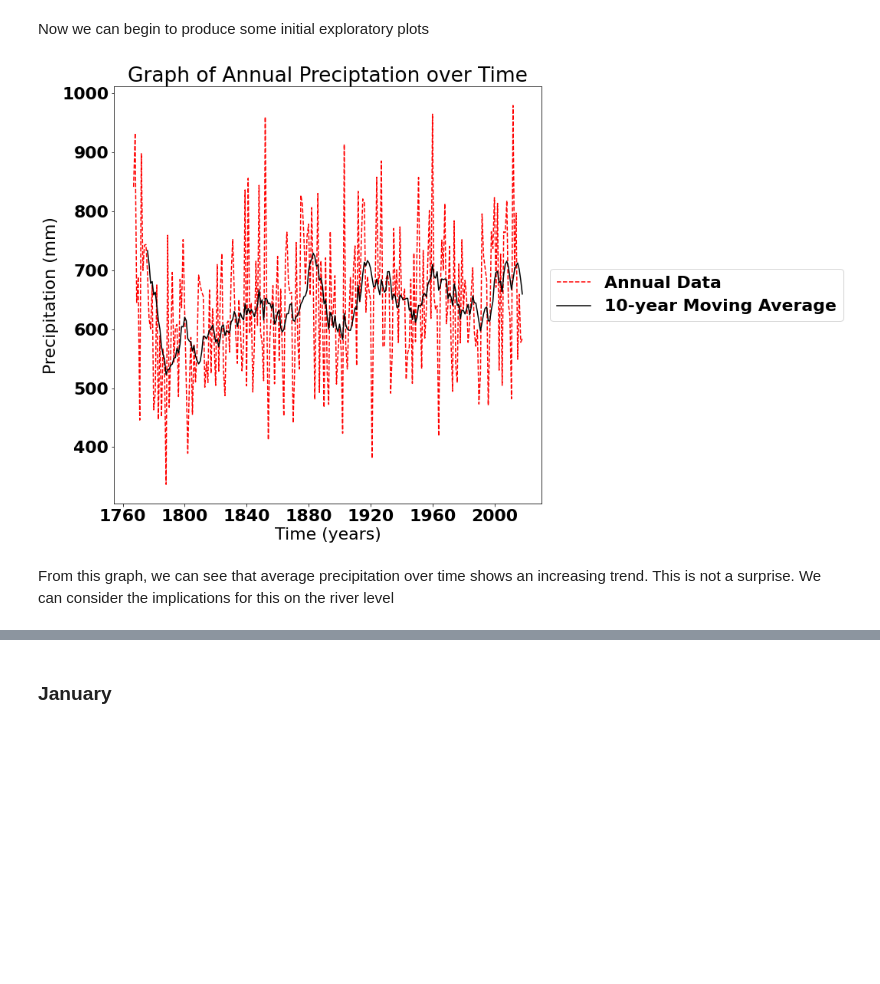
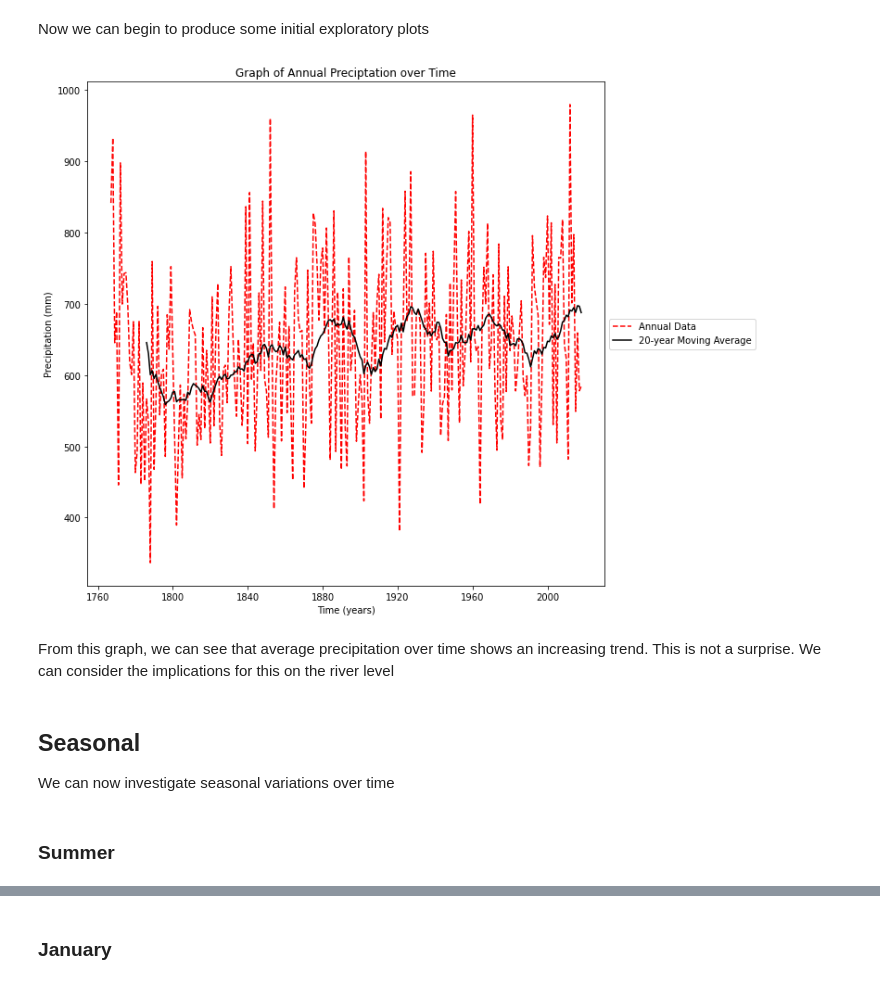
Before and after one commit to themathedges/3YP-Standalone-Kennington, a Jupyter notebook: Ravi/Precipitation_Data_Exploration_Ravi.ipynb, the cells around one changed output, grey strips where cells are left out. Drawn from its saved outputs; the diff is of its cells as text; code cells hidden in the pictures; blank space fills up the shorter version.

```diff
--- a/Ravi/Precipitation_Data_Exploration_Ravi.ipynb
+++ b/Ravi/Precipitation_Data_Exploration_Ravi.ipynb
@@ -181,20 +189,26 @@ Now we can begin to produce some initial exploratory plots
 # %%
 exploratory_df = df
 # %%
-exploratory_df['SMA_Annual_10'] = exploratory_df.Annual.rolling(10).mean()     # calculating a 10 year moving average
+exploratory_df['SMA_Annual_20'] = exploratory_df.Annual.rolling(20).mean()     # calculating a 10 year moving average
 # %%
 # Annual Graph over time
 exp_fig, exp_ax = plt.subplots(figsize = (10, 10))
 exp_ax.plot(exploratory_df['YYYY'], exploratory_df['Annual'], 'r--', label = 'Annual Data')
-exp_ax.plot(exploratory_df['YYYY'], exploratory_df['SMA_Annual_10'], color = 'k', label = '10-year Moving Average')
+exp_ax.plot(exploratory_df['YYYY'], exploratory_df['SMA_Annual_20'], color = 'k', label = '20-year Moving Average')
 exp_ax.set(title = 'Graph of Annual Preciptation over Time', xlabel= 'Time (years)', ylabel='Precipitation (mm)')
 exp_ax.legend(loc='center left', bbox_to_anchor=(1, 0.5))
 font = {'family' : 'normal',
         'weight' : 'bold',
         'size'   : '22'}
 
 matplotlib.rc('font', **font)
 # %% [output]
-[figure, old version]
+[figure, new version]
 # %% [markdown]
 From this graph, we can see that average precipitation over time shows an increasing trend. This is not a surprise. We can consider the implications for this on the river level
+# %% [markdown]
+## Seasonal
+
+We can now investigate seasonal variations over time
+# %% [markdown]
+### Summer
```
Also changed, not shown: parts of 39 cells of this notebook.
